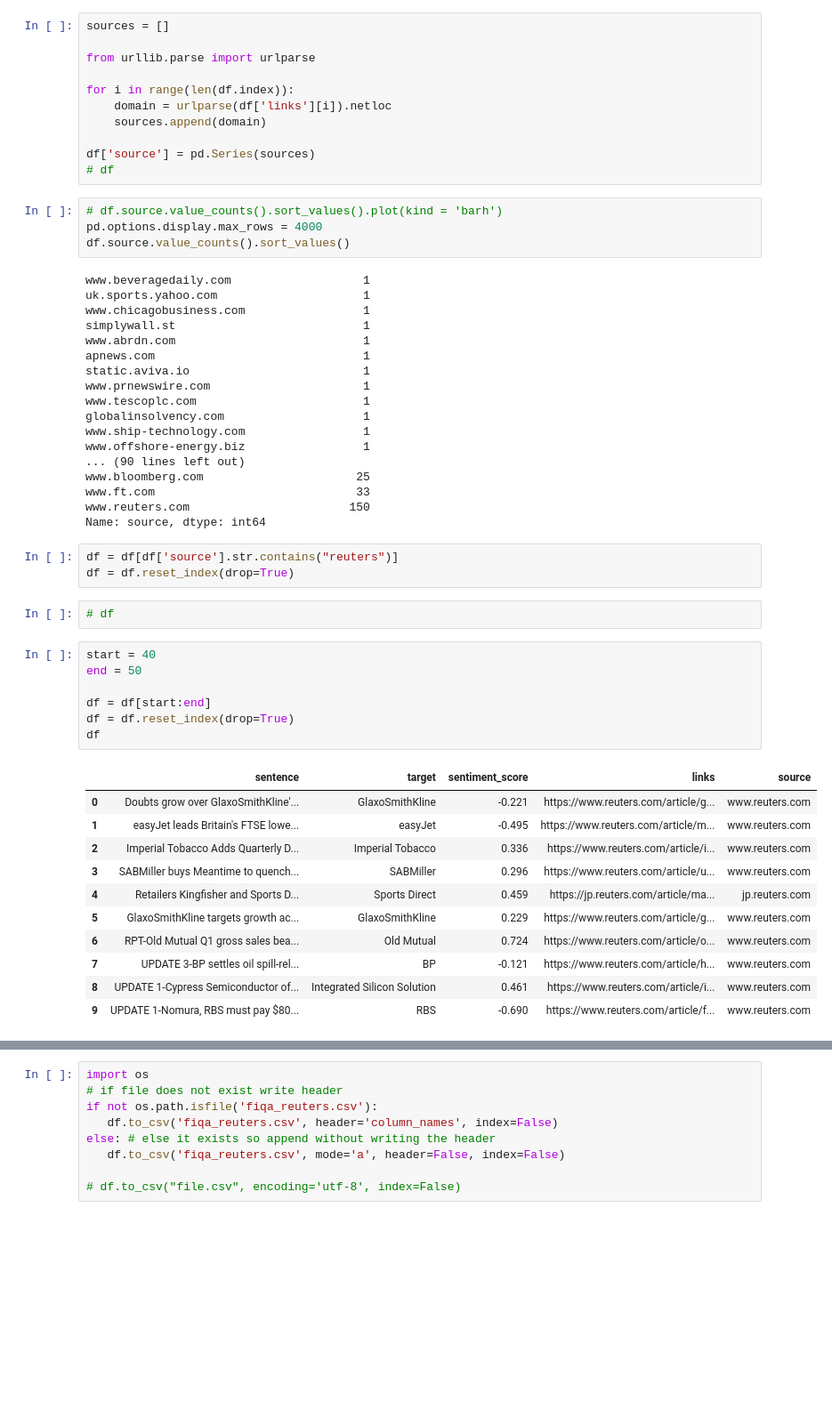
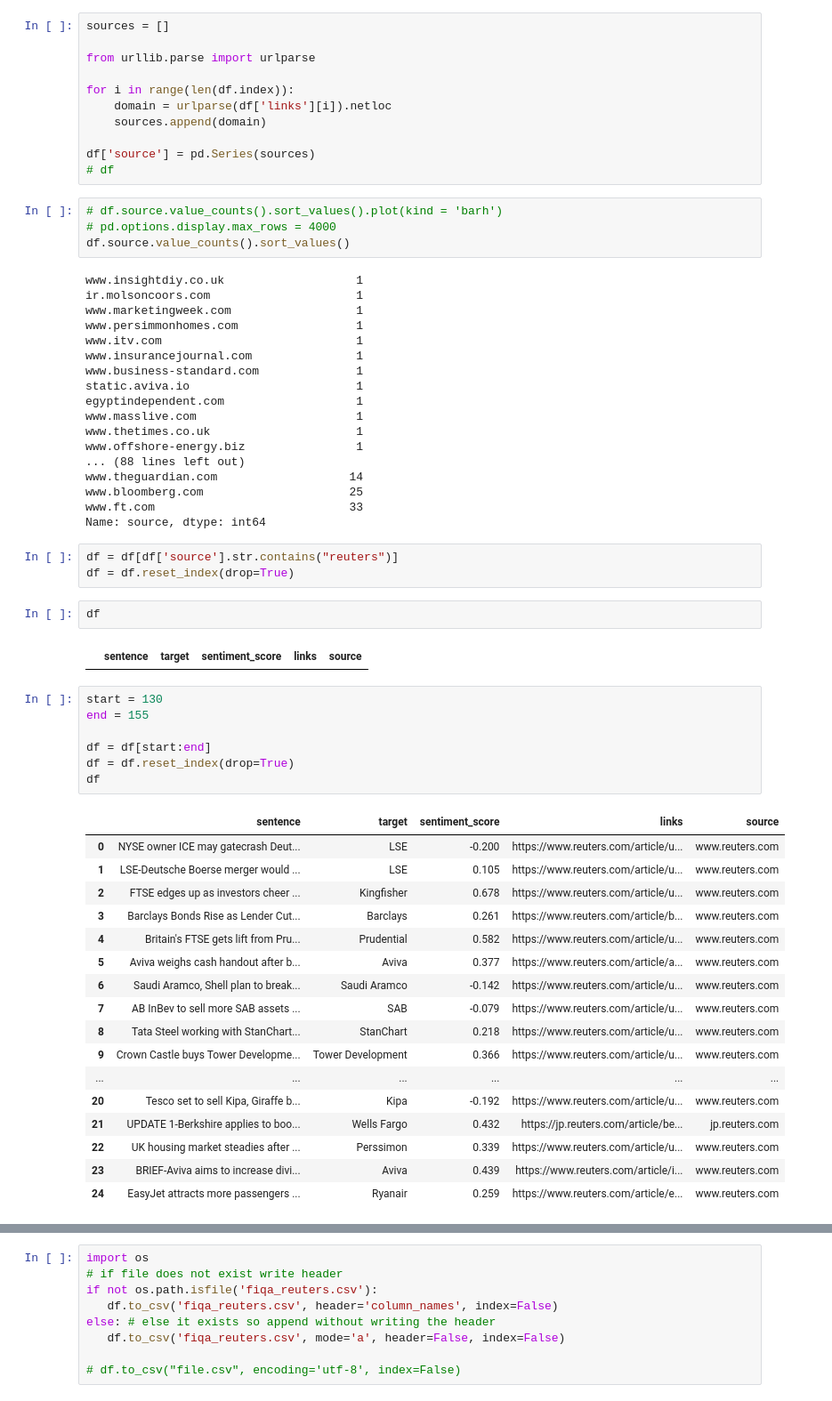
Before and after one commit to juanyodavid/capstone, a Jupyter notebook: dev/web_scrapper/web_scrapper.ipynb, the cells around one changed output, grey strips where cells are left out. Shown: that part at 89% size. Saved outputs shown, nothing was run; the diff lists cells and outputs as text; blank space fills up the shorter version.

Commit message:
reuters_dataset

```diff
--- a/dev/web_scrapper/web_scrapper.ipynb
+++ b/dev/web_scrapper/web_scrapper.ipynb
@@ -21,50 +35,58 @@ df['source'] = pd.Series(sources)
 # df
 # %%
 # df.source.value_counts().sort_values().plot(kind = 'barh')
-pd.options.display.max_rows = 4000
+# pd.options.display.max_rows = 4000
 df.source.value_counts().sort_values()
 # %% [output]
-www.beveragedaily.com                   1
-uk.sports.yahoo.com                     1
-www.chicagobusiness.com                 1
-simplywall.st                           1
-www.abrdn.com                           1
-apnews.com                              1
-static.aviva.io                         1
-www.prnewswire.com                      1
-www.tescoplc.com                        1
-globalinsolvency.com                    1
-www.ship-technology.com                 1
-www.offshore-energy.biz                 1
-... (90 lines left out)
-www.bloomberg.com                      25
-www.ft.com                             33
-www.reuters.com                       150
+www.insightdiy.co.uk                   1
+ir.molsoncoors.com                     1
+www.marketingweek.com                  1
+www.persimmonhomes.com                 1
+www.itv.com                            1
+www.insurancejournal.com               1
+www.business-standard.com              1
+static.aviva.io                        1
+egyptindependent.com                   1
+www.masslive.com                       1
+www.thetimes.co.uk                     1
+www.offshore-energy.biz                1
+... (88 lines left out)
+www.theguardian.com                   14
+www.bloomberg.com                     25
+www.ft.com                            33
 Name: source, dtype: int64
 # %%
 df = df[df['source'].str.contains("reuters")]
 df = df.reset_index(drop=True)
-# %%
-# df
+# %%
+df
+# %% [output]
+|  | sentence | target | sentiment_score | links | source |
 # %%
-start = 40
-end = 50
+start = 130
+end = 155
 
 df = df[start:end]
 df = df.reset_index(drop=True)
 df
 # %% [output]
 |  | sentence | target | sentiment_score | links | source |
-| 0 | Doubts grow over GlaxoSmithKline'... | GlaxoSmithKline | -0.221 | https://www.reuters.com/article/g... | www.reuters.com |
-| 1 | easyJet leads Britain's FTSE lowe... | easyJet | -0.495 | https://www.reuters.com/article/m... | www.reuters.com |
-| 2 | Imperial Tobacco Adds Quarterly D... | Imperial Tobacco | 0.336 | https://www.reuters.com/article/i... | www.reuters.com |
-| 3 | SABMiller buys Meantime to quench... | SABMiller | 0.296 | https://www.reuters.com/article/u... | www.reuters.com |
-| 4 | Retailers Kingfisher and Sports D... | Sports Direct | 0.459 | https://jp.reuters.com/article/ma... | jp.reuters.com |
-| 5 | GlaxoSmithKline targets growth ac... | GlaxoSmithKline | 0.229 | https://www.reuters.com/article/g... | www.reuters.com |
-| 6 | RPT-Old Mutual Q1 gross sales bea... | Old Mutual | 0.724 | https://www.reuters.com/article/o... | www.reuters.com |
-| 7 | UPDATE 3-BP settles oil spill-rel... | BP | -0.121 | https://www.reuters.com/article/h... | www.reuters.com |
-| 8 | UPDATE 1-Cypress Semiconductor of... | Integrated Silicon Solution | 0.461 | https://www.reuters.com/article/i... | www.reuters.com |
-| 9 | UPDATE 1-Nomura, RBS must pay $80... | RBS | -0.690 | https://www.reuters.com/article/f... | www.reuters.com |
+| 0 | NYSE owner ICE may gatecrash Deut... | LSE | -0.200 | https://www.reuters.com/article/u... | www.reuters.com |
+| 1 | LSE-Deutsche Boerse merger would ... | LSE | 0.105 | https://www.reuters.com/article/u... | www.reuters.com |
+| 2 | FTSE edges up as investors cheer ... | Kingfisher | 0.678 | https://www.reuters.com/article/u... | www.reuters.com |
+| 3 | Barclays Bonds Rise as Lender Cut... | Barclays | 0.261 | https://www.reuters.com/article/b... | www.reuters.com |
+| 4 | Britain's FTSE gets lift from Pru... | Prudential | 0.582 | https://www.reuters.com/article/u... | www.reuters.com |
+| 5 | Aviva weighs cash handout after b... | Aviva | 0.377 | https://www.reuters.com/article/a... | www.reuters.com |
+| 6 | Saudi Aramco, Shell plan to break... | Saudi Aramco | -0.142 | https://www.reuters.com/article/u... | www.reuters.com |
+| 7 | AB InBev to sell more SAB assets ... | SAB | -0.079 | https://www.reuters.com/article/u... | www.reuters.com |
+| 8 | Tata Steel working with StanChart... | StanChart | 0.218 | https://www.reuters.com/article/u... | www.reuters.com |
+| 9 | Crown Castle buys Tower Developme... | Tower Development | 0.366 | https://www.reuters.com/article/u... | www.reuters.com |
+| ... | ... | ... | ... | ... | ... |
+| 20 | Tesco set to sell Kipa, Giraffe b... | Kipa | -0.192 | https://www.reuters.com/article/u... | www.reuters.com |
+| 21 | UPDATE 1-Berkshire applies to boo... | Wells Fargo | 0.432 | https://jp.reuters.com/article/be... | jp.reuters.com |
+| 22 | UK housing market steadies after ... | Perssimon | 0.339 | https://www.reuters.com/article/u... | www.reuters.com |
+| 23 | BRIEF-Aviva aims to increase divi... | Aviva | 0.439 | https://www.reuters.com/article/i... | www.reuters.com |
+| 24 | EasyJet attracts more passengers ... | Ryanair | 0.259 | https://www.reuters.com/article/e... | www.reuters.com |
 # %%
 import requests
 from bs4 import BeautifulSoup
```
Also changed, not shown: parts of 7 cells of this notebook, 4 other files.
